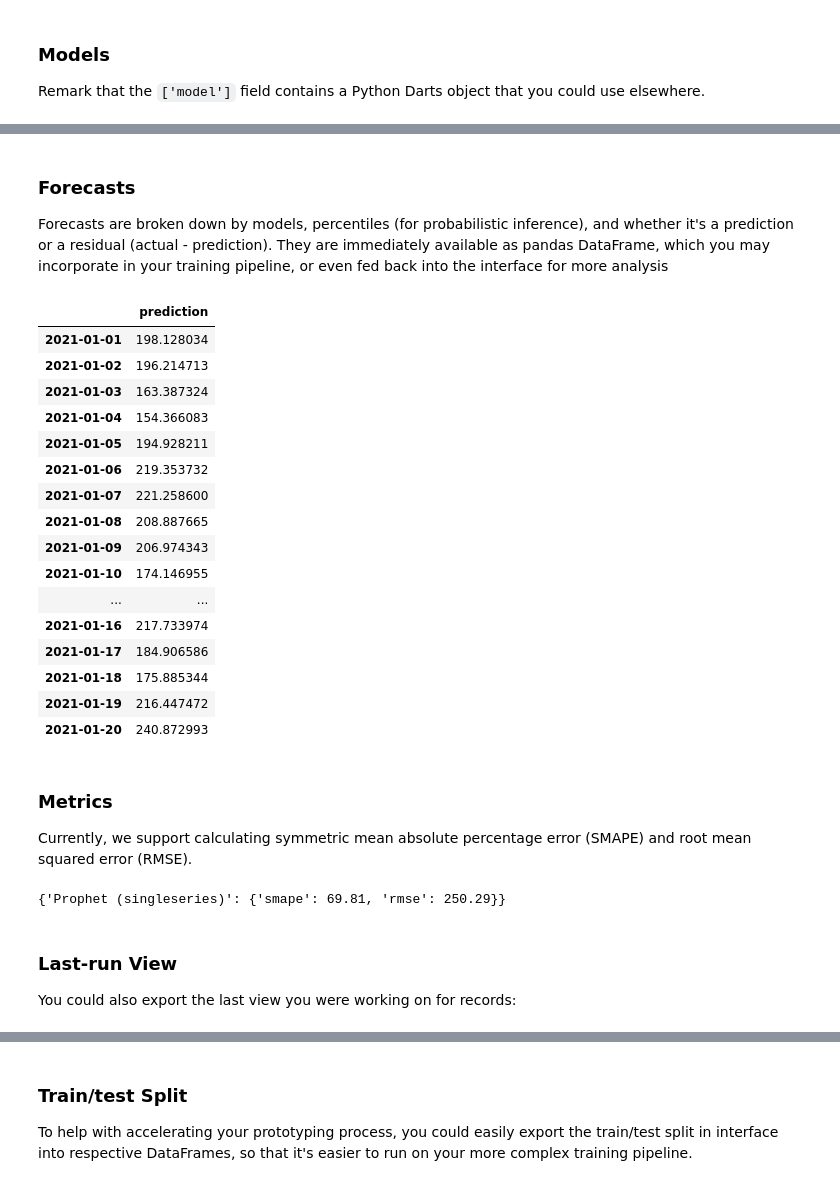
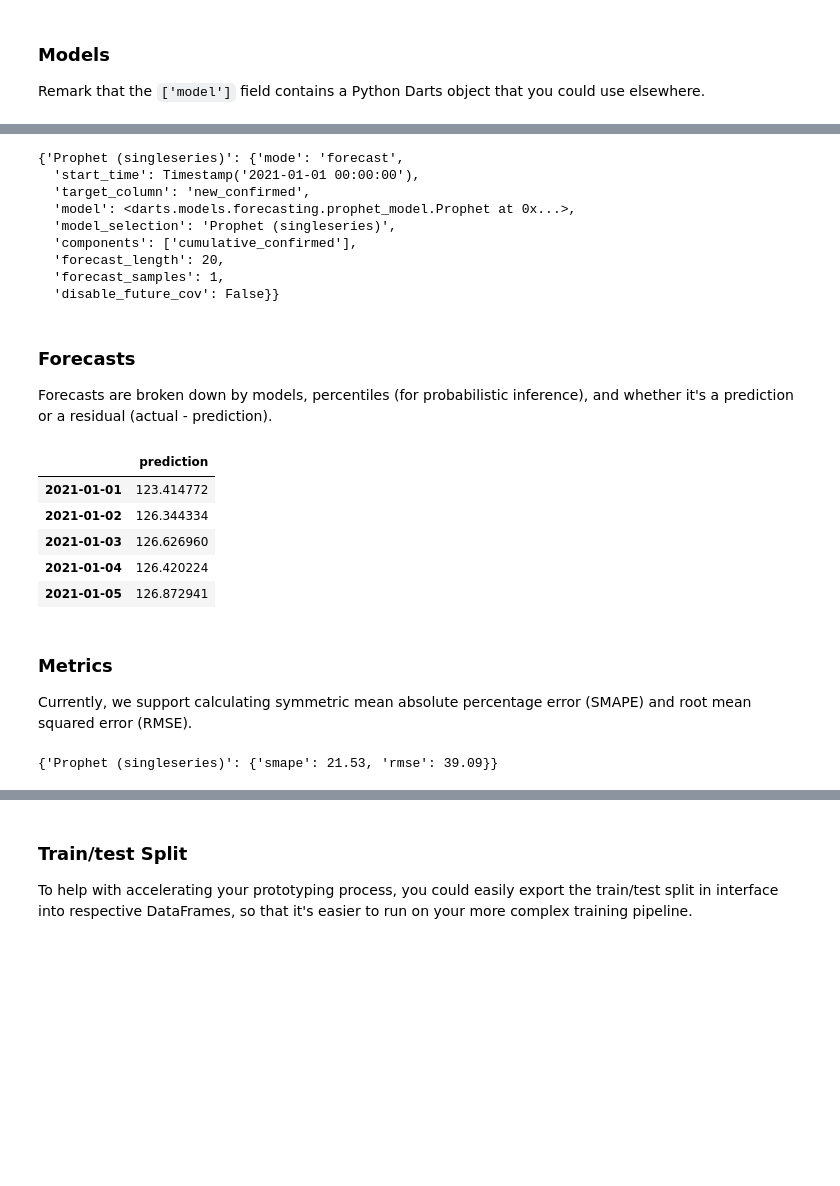
Before and after one commit to praxis-pioneering/examples, a Jupyter notebook: introduction.ipynb, the cells around one changed output, grey strips where cells are left out. Saved outputs shown, nothing was run; the diff lists cells and outputs as text; code cells hidden in the pictures; blank space fills up the shorter version.

```diff
--- a/introduction.ipynb
+++ b/introduction.ipynb
@@ -67 +65,3 @@ There are two main ways you could start a Praxis interface, either inline or in
+# %%
+praxis.run(mode="inline") # running inline inside a cell
 # %%
@@ -72,4 +69,2 @@ Dash app running on:
-# %%
-praxis.run() # Running inline
 # %% [markdown]
 If you are in a hosted environment, the proxy set-up may also be buggy and results in the interface not showing up. Your browser may also be configured to not display the interface due to Enhanced Tracking Protection.
@@ -162,28 +116,29 @@ praxis.get_model(return_all=True) # Getting models trained on all views
+# %%
+praxis.get_model()
+# %% [output]
+{'Prophet (singleseries)': {'mode': 'forecast',
+  'start_time': Timestamp('2021-01-01 00:00:00'),
+  'target_column': 'new_confirmed',
+  'model': <darts.models.forecasting.prophet_model.Prophet at 0x...>,
+  'model_selection': 'Prophet (singleseries)',
+  'components': ['cumulative_confirmed'],
+  'forecast_length': 20,
+  'forecast_samples': 1,
+  'disable_future_cov': False}}
 # %% [markdown]
 ### Forecasts
 
-Forecasts are broken down by models, percentiles (for probabilistic inference), and whether it's a prediction or a residual (actual - prediction). They are immediately available as pandas DataFrame, which you may incorporate in your training pipeline, or even fed back into the interface for more analysis
+Forecasts are broken down by models, percentiles (for probabilistic inference), and whether it's a prediction or a residual (actual - prediction).
 # %%
 forecast = praxis.get_forecast()
-forecast['prediction']['Prophet (singleseries)']['0.05']
+forecast['prediction']['Prophet (singleseries)']['0.05'].head()
 # %% [output]
 |  | prediction |
-| 2021-01-01 | 198.128034 |
-| 2021-01-02 | 196.214713 |
-| 2021-01-03 | 163.387324 |
-| 2021-01-04 | 154.366083 |
-| 2021-01-05 | 194.928211 |
-| 2021-01-06 | 219.353732 |
-| 2021-01-07 | 221.258600 |
-| 2021-01-08 | 208.887665 |
-| 2021-01-09 | 206.974343 |
-| 2021-01-10 | 174.146955 |
-| ... | ... |
-| 2021-01-16 | 217.733974 |
-| 2021-01-17 | 184.906586 |
-| 2021-01-18 | 175.885344 |
-| 2021-01-19 | 216.447472 |
-| 2021-01-20 | 240.872993 |
+| 2021-01-01 | 123.414772 |
+| 2021-01-02 | 126.344334 |
+| 2021-01-03 | 126.626960 |
+| 2021-01-04 | 126.420224 |
+| 2021-01-05 | 126.872941 |
 # %% [markdown]
 ### Metrics
 
@@ -191,8 +146,4 @@ Currently, we support calculating symmetric mean absolute percentage error (SMAP
 # %%
 praxis.get_metrics()
 # %% [output]
-{'Prophet (singleseries)': {'smape': 69.81, 'rmse': 250.29}}
+{'Prophet (singleseries)': {'smape': 21.53, 'rmse': 39.09}}
-# %% [markdown]
-### Last-run View
-
-You could also export the last view you were working on for records:
```
Also changed, not shown: parts of 20 cells of this notebook.
